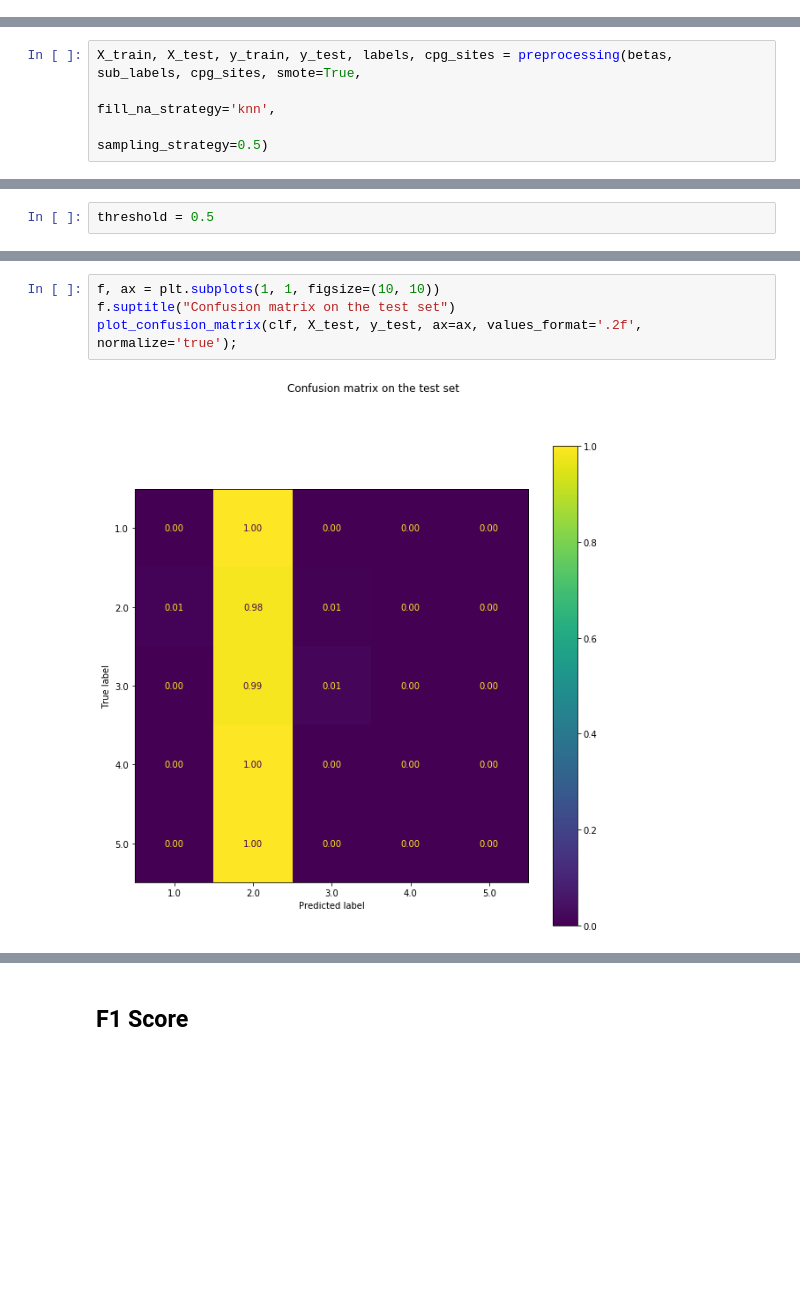
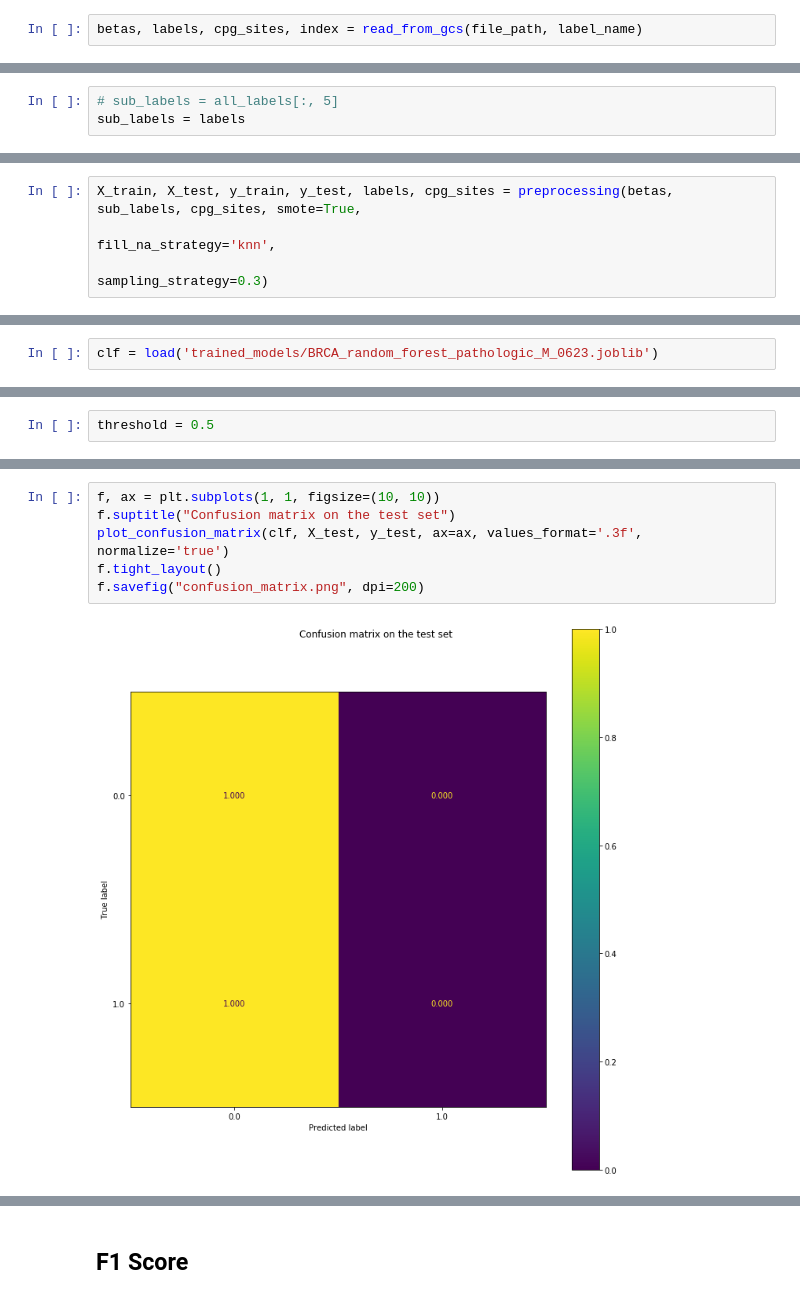
Before and after one commit to AdrienGlmz/dna-methylation-cancer, a Jupyter notebook: Model2_Random_Forest_multiclass_v2.ipynb, the cells around one changed output, grey strips where cells are left out. Cells and saved outputs as stored; diff of their text form; blank space fills up the shorter version.

```diff
--- a/Model2_Random_Forest_multiclass_v2.ipynb
+++ b/Model2_Random_Forest_multiclass_v2.ipynb
@@ -32,3 +29,5 @@ Loaded dataset. Shape = (1131, 5000)
+# %%
+betas, labels, cpg_sites, index = read_from_gcs(file_path, label_name)
 # %% [markdown]
 # Pre-processing
 # %% [markdown]
@@ -49,3 +46,6 @@ sub_labels = all_labels[:, 5]
+# %%
+# sub_labels = all_labels[:, 5]
+sub_labels = labels
 # %%
 index
 # %% [output]
@@ -129,6 +139,6 @@ nb_value_majority_class = max(c)
 # %%
 X_train, X_test, y_train, y_test, labels, cpg_sites = preprocessing(betas, sub_labels, cpg_sites, smote=True,
                                                                    fill_na_strategy='knn',
-                                                                    sampling_strategy=0.5)
+                                                                    sampling_strategy=0.3)
 # %% [output]
 === Drop Columns and Rows ===
@@ -278,2 +303,4 @@ RandomForestClassifier(bootstrap=True, ccp_alpha=0, class_weight=None,
+# %%
+clf = load('trained_models/BRCA_random_forest_pathologic_M_0623.joblib')
 # %% [markdown]
 ### Feature importance
@@ -346,9 +366,11 @@ weighted avg       1.00      1.00      1.00      1356
 # %%
 f, ax = plt.subplots(1, 1, figsize=(10, 10))
 f.suptitle("Confusion matrix on the test set")
-plot_confusion_matrix(clf, X_test, y_test, ax=ax, values_format='.2f', normalize='true');
+plot_confusion_matrix(clf, X_test, y_test, ax=ax, values_format='.3f', normalize='true')
+f.tight_layout()
+f.savefig("confusion_matrix.png", dpi=200)
 # %% [output]
-[figure, old version]
+[figure, new version]
 # %%
 m = classification_report(y_test, clf.predict(X_test))
 print(m)
```
Also changed, not shown: parts of 32 cells of this notebook, 3 other files.
